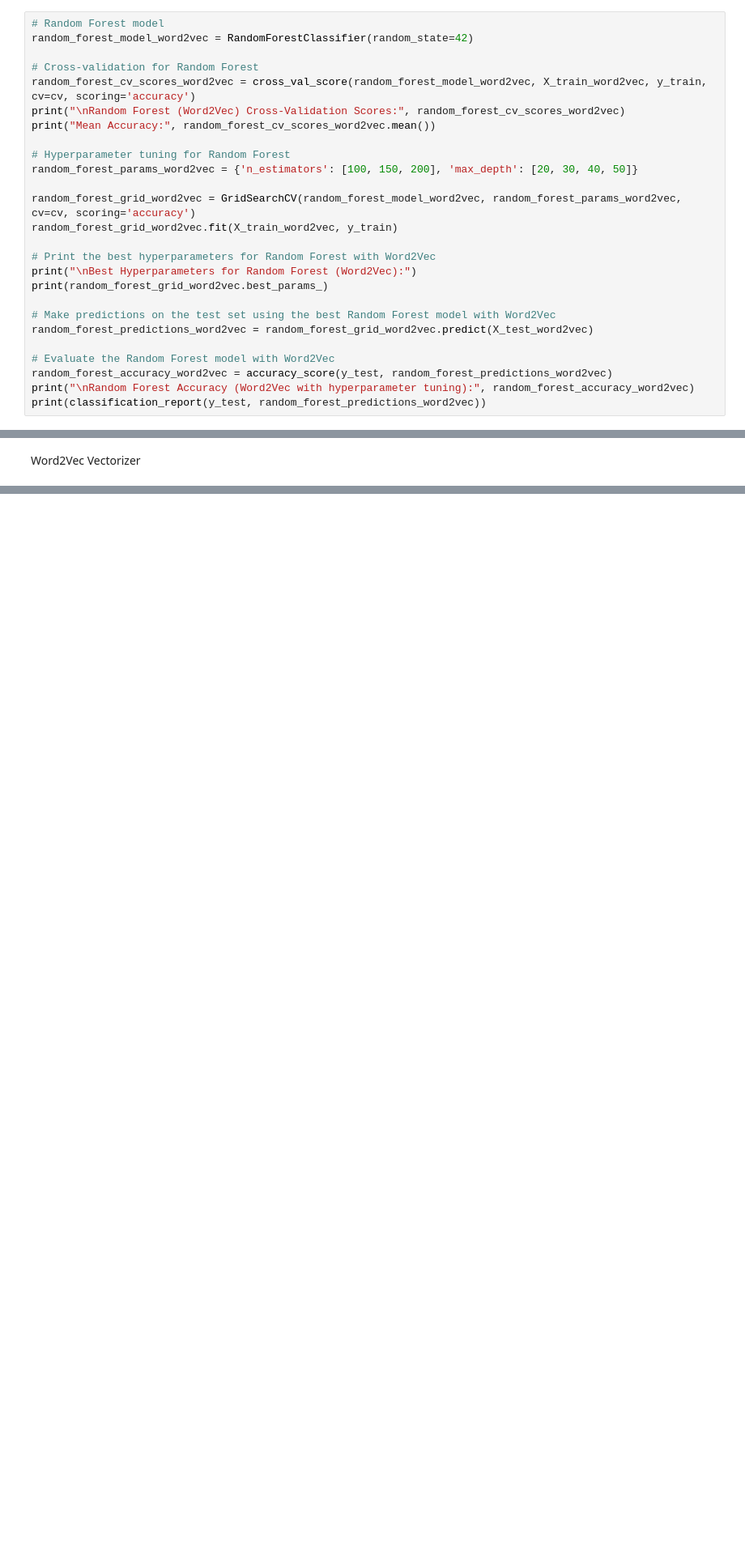
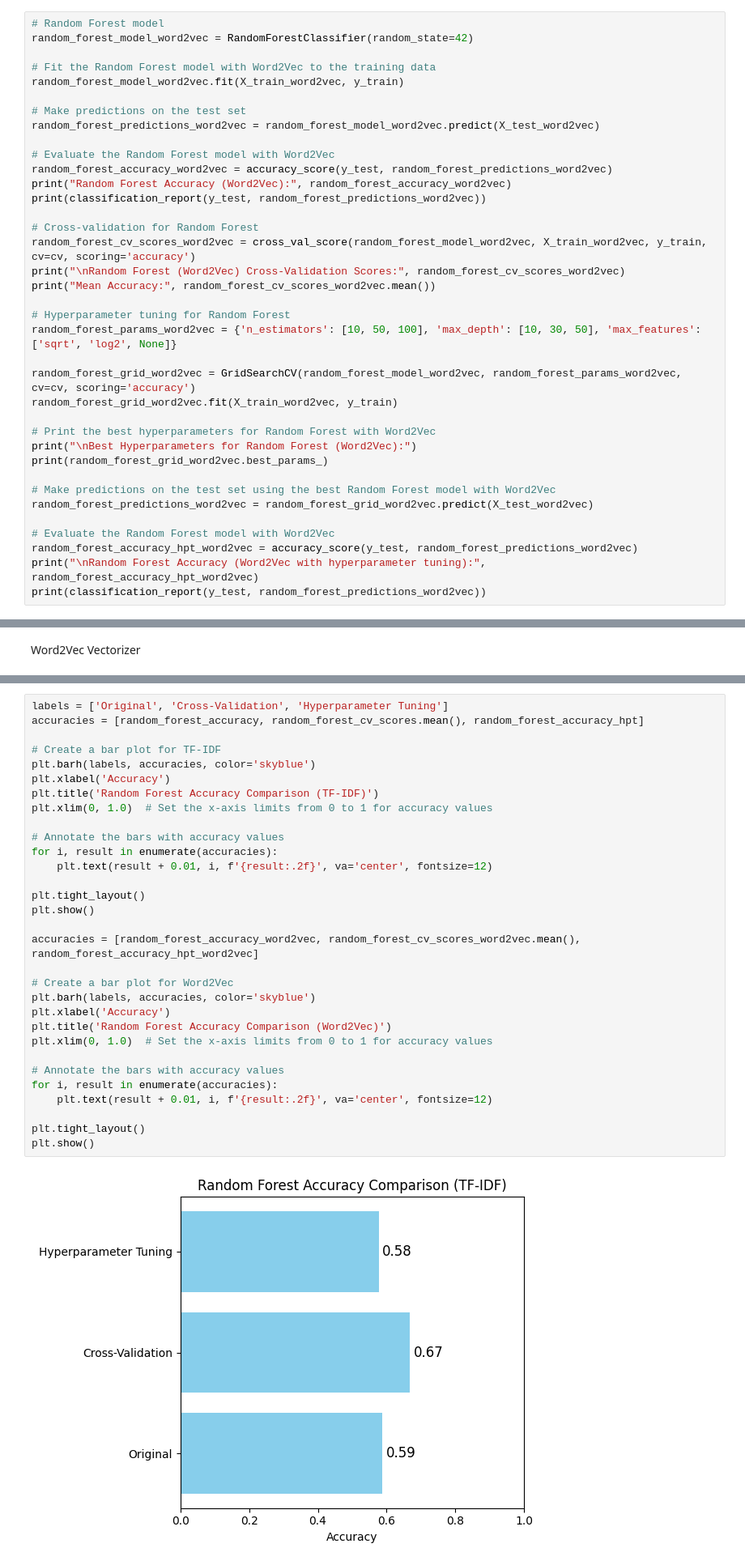
Before and after one commit to jakaVO/IS_Assignment_2, a Jupyter notebook: models.ipynb, the cells around one changed output, grey strips where cells are left out. Shown at 81% size. Cells and saved outputs as stored; diff of their text form; blank space fills up the shorter version.

```diff
--- a/models.ipynb
+++ b/models.ipynb
@@ -233,6 +319,17 @@ Word2Vec Vectorizer
 # %%
 # Random Forest model
 random_forest_model_word2vec = RandomForestClassifier(random_state=42)
+
+# Fit the Random Forest model with Word2Vec to the training data
+random_forest_model_word2vec.fit(X_train_word2vec, y_train)
+
+# Make predictions on the test set
+random_forest_predictions_word2vec = random_forest_model_word2vec.predict(X_test_word2vec)
+
+# Evaluate the Random Forest model with Word2Vec
+random_forest_accuracy_word2vec = accuracy_score(y_test, random_forest_predictions_word2vec)
+print("Random Forest Accuracy (Word2Vec):", random_forest_accuracy_word2vec)
+print(classification_report(y_test, random_forest_predictions_word2vec))
 
 # Cross-validation for Random Forest
 random_forest_cv_scores_word2vec = cross_val_score(random_forest_model_word2vec, X_train_word2vec, y_train, cv=cv, scoring='accuracy')
@@ -240,7 +337,7 @@ print("\nRandom Forest (Word2Vec) Cross-Validation Scores:", random_forest_cv_sc
 print("Mean Accuracy:", random_forest_cv_scores_word2vec.mean())
 
 # Hyperparameter tuning for Random Forest
-random_forest_params_word2vec = {'n_estimators': [100, 150, 200], 'max_depth': [20, 30, 40, 50]}
+random_forest_params_word2vec = {'n_estimators': [10, 50, 100], 'max_depth': [10, 30, 50], 'max_features': ['sqrt', 'log2', None]}
 
 random_forest_grid_word2vec = GridSearchCV(random_forest_model_word2vec, random_forest_params_word2vec, cv=cv, scoring='accuracy')
 random_forest_grid_word2vec.fit(X_train_word2vec, y_train)
@@ -253,7 +350,7 @@ print(random_forest_grid_word2vec.best_params_)
 random_forest_predictions_word2vec = random_forest_grid_word2vec.predict(X_test_word2vec)
 
 # Evaluate the Random Forest model with Word2Vec
-random_forest_accuracy_word2vec = accuracy_score(y_test, random_forest_predictions_word2vec)
-print("\nRandom Forest Accuracy (Word2Vec with hyperparameter tuning):", random_forest_accuracy_word2vec)
+random_forest_accuracy_hpt_word2vec = accuracy_score(y_test, random_forest_predictions_word2vec)
+print("\nRandom Forest Accuracy (Word2Vec with hyperparameter tuning):", random_forest_accuracy_hpt_word2vec)
 print(classification_report(y_test, random_forest_predictions_word2vec))
 # %% [output]
@@ -765,0 +1106,33 @@ weighted avg       0.20      0.45      0.28       199
+# %%
+labels = ['Original', 'Cross-Validation', 'Hyperparameter Tuning']
+accuracies = [random_forest_accuracy, random_forest_cv_scores.mean(), random_forest_accuracy_hpt]
+
+# Create a bar plot for TF-IDF
+plt.barh(labels, accuracies, color='skyblue')
+plt.xlabel('Accuracy')
+plt.title('Random Forest Accuracy Comparison (TF-IDF)')
+plt.xlim(0, 1.0)  # Set the x-axis limits from 0 to 1 for accuracy values
+
+# Annotate the bars with accuracy values
+for i, result in enumerate(accuracies):
+    plt.text(result + 0.01, i, f'{result:.2f}', va='center', fontsize=12)
+
+plt.tight_layout()
+plt.show()
+
+accuracies = [random_forest_accuracy_word2vec, random_forest_cv_scores_word2vec.mean(), random_forest_accuracy_hpt_word2vec]
+
+# Create a bar plot for Word2Vec
+plt.barh(labels, accuracies, color='skyblue')
+plt.xlabel('Accuracy')
+plt.title('Random Forest Accuracy Comparison (Word2Vec)')
+plt.xlim(0, 1.0)  # Set the x-axis limits from 0 to 1 for accuracy values
+
+# Annotate the bars with accuracy values
+for i, result in enumerate(accuracies):
+    plt.text(result + 0.01, i, f'{result:.2f}', va='center', fontsize=12)
+
+plt.tight_layout()
+plt.show()
+# %% [output]
+[figure, added]
```
Also changed, not shown: parts of 39 cells of this notebook.
